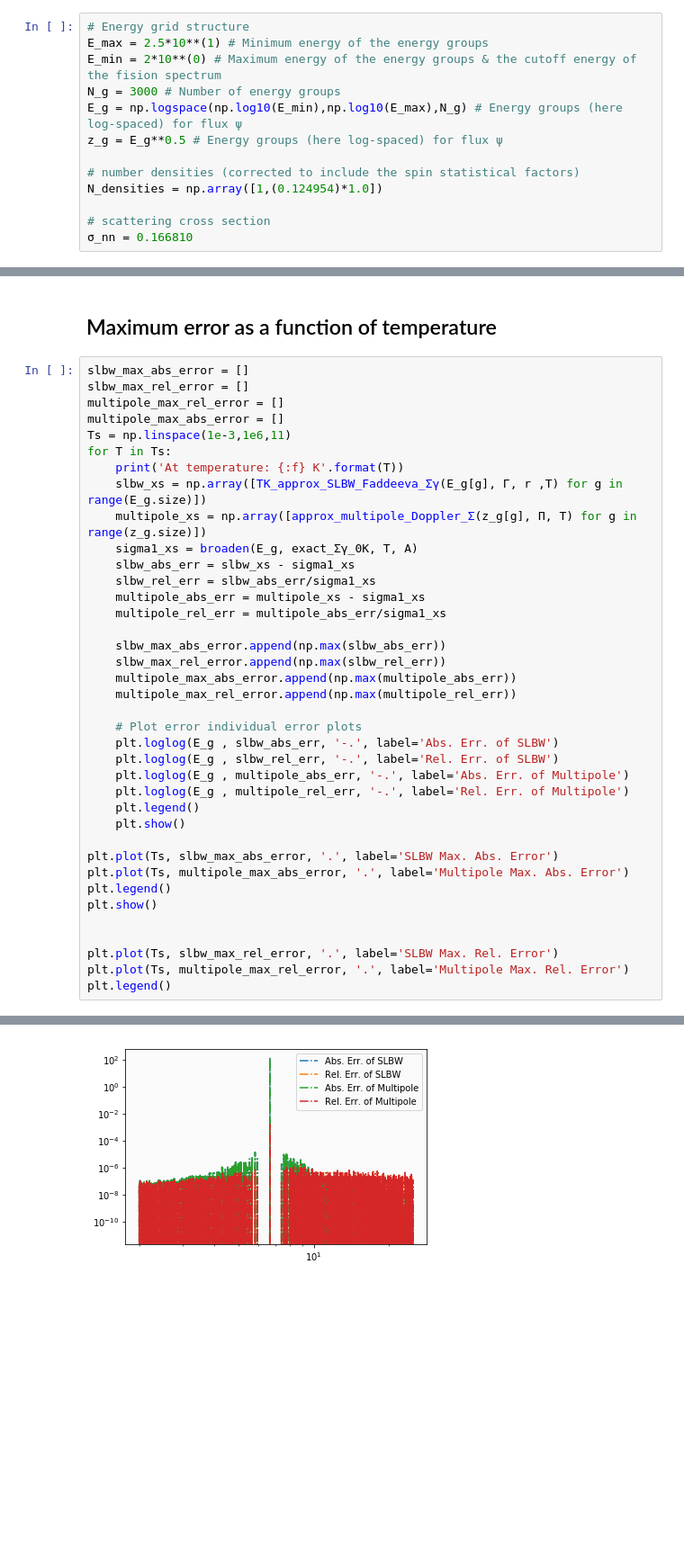
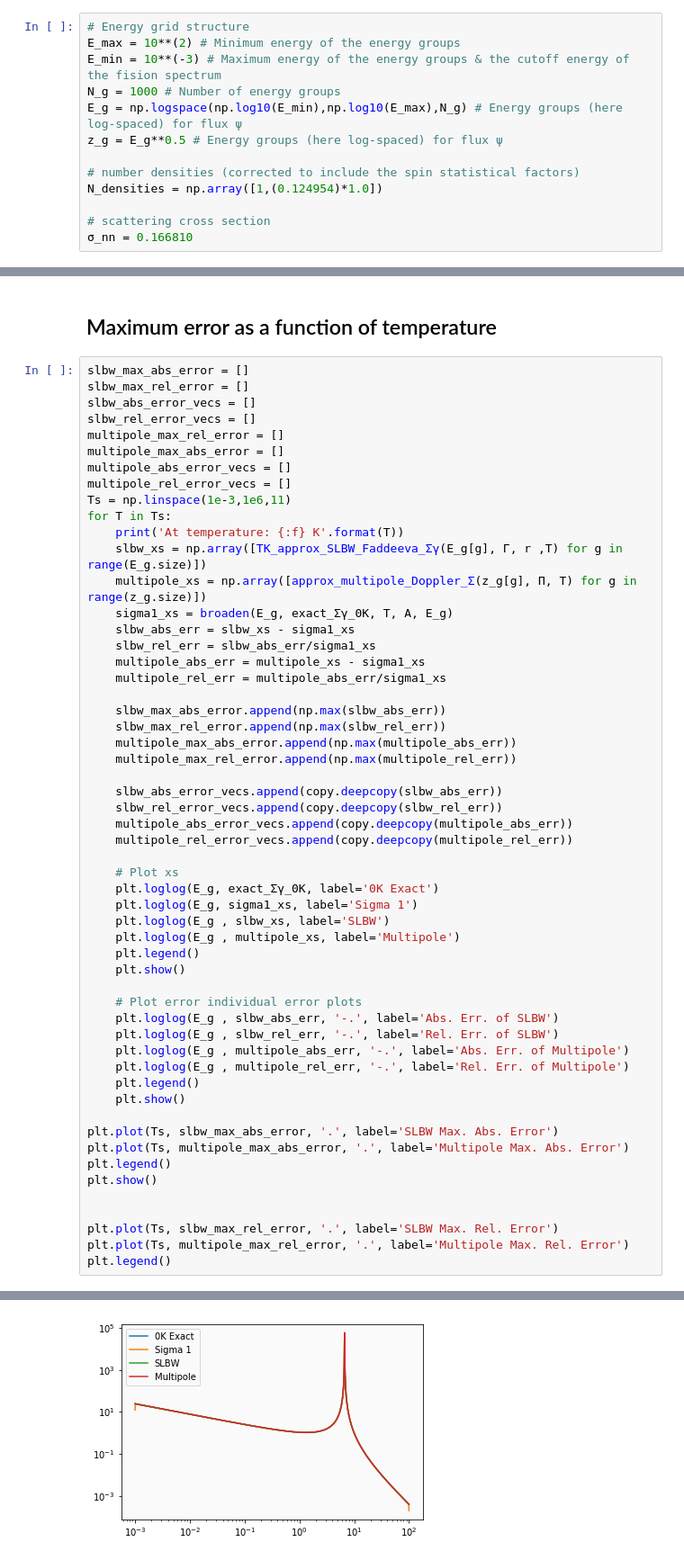
Before and after one commit to icmeyer/Uncertainty-Methods-Toy-Problem, a Jupyter notebook: temperature treatment.ipynb, the cells around one changed output, grey strips where cells are left out. Shown at 90% size. Saved outputs shown, nothing was run; the diff lists cells and outputs as text; blank space fills up the shorter version.

Commit message:
mostly fixed sigma one

```diff
--- a/temperature treatment.ipynb
+++ b/temperature treatment.ipynb
@@ -38,9 +38,9 @@ from vector_fit import VF_algorithm, rational_function
 > This toy-problem consists of the 1st caputre cross section of U-238
 # %%
 # Energy grid structure
-E_max = 2.5*10**(1) # Minimum energy of the energy groups
-E_min = 2*10**(0) # Maximum energy of the energy groups & the cutoff energy of the fision spectrum
-N_g = 3000 # Number of energy groups
+E_max = 10**(2) # Minimum energy of the energy groups
+E_min = 10**(-3) # Maximum energy of the energy groups & the cutoff energy of the fision spectrum
+N_g = 1000 # Number of energy groups
 E_g = np.logspace(np.log10(E_min),np.log10(E_max),N_g) # Energy groups (here log-spaced) for flux ψ
 z_g = E_g**0.5 # Energy groups (here log-spaced) for flux ψ
 
@@ -289,41 +290,58 @@ plt.legend()
 # %%
 slbw_max_abs_error = []
 slbw_max_rel_error = []
+slbw_abs_error_vecs = []
+slbw_rel_error_vecs = []
 multipole_max_rel_error = []
 multipole_max_abs_error = []
+multipole_abs_error_vecs = []
+multipole_rel_error_vecs = []
 Ts = np.linspace(1e-3,1e6,11)
 for T in Ts:
     print('At temperature: {:f} K'.format(T))
     slbw_xs = np.array([TK_approx_SLBW_Faddeeva_Σγ(E_g[g], Γ, r ,T) for g in range(E_g.size)])
     multipole_xs = np.array([approx_multipole_Doppler_Σ(z_g[g], Π, T) for g in range(z_g.size)])
-    sigma1_xs = broaden(E_g, exact_Σγ_0K, T, A)
+    sigma1_xs = broaden(E_g, exact_Σγ_0K, T, A, E_g)
     slbw_abs_err = slbw_xs - sigma1_xs
     slbw_rel_err = slbw_abs_err/sigma1_xs
     multipole_abs_err = multipole_xs - sigma1_xs
     multipole_rel_err = multipole_abs_err/sigma1_xs
 
     slbw_max_abs_error.append(np.max(slbw_abs_err))
     slbw_max_rel_error.append(np.max(slbw_rel_err))
     multipole_max_abs_error.append(np.max(multipole_abs_err))
     multipole_max_rel_error.append(np.max(multipole_rel_err))
+
+    slbw_abs_error_vecs.append(copy.deepcopy(slbw_abs_err))
+    slbw_rel_error_vecs.append(copy.deepcopy(slbw_rel_err))
+    multipole_abs_error_vecs.append(copy.deepcopy(multipole_abs_err))
+    multipole_rel_error_vecs.append(copy.deepcopy(multipole_rel_err))
+
+    # Plot xs
+    plt.loglog(E_g, exact_Σγ_0K, label='0K Exact')
+    plt.loglog(E_g, sigma1_xs, label='Sigma 1')
+    plt.loglog(E_g , slbw_xs, label='SLBW')
+    plt.loglog(E_g , multipole_xs, label='Multipole')
+    plt.legend()
+    plt.show()
 
     # Plot error individual error plots
     plt.loglog(E_g , slbw_abs_err, '-.', label='Abs. Err. of SLBW')
     plt.loglog(E_g , slbw_rel_err, '-.', label='Rel. Err. of SLBW')
     plt.loglog(E_g , multipole_abs_err, '-.', label='Abs. Err. of Multipole')
     plt.loglog(E_g , multipole_rel_err, '-.', label='Rel. Err. of Multipole')
     plt.legend()
     plt.show()
 
 plt.plot(Ts, slbw_max_abs_error, '.', label='SLBW Max. Abs. Error')
 plt.plot(Ts, multipole_max_abs_error, '.', label='Multipole Max. Abs. Error')
 plt.legend()
 plt.show()
 
 
 plt.plot(Ts, slbw_max_rel_error, '.', label='SLBW Max. Rel. Error')
 plt.plot(Ts, multipole_max_rel_error, '.', label='Multipole Max. Rel. Error')
 plt.legend()
 # %% [output]
 At temperature: 0.001000 K
-[figure, old version]
+[figure, new version]
```
Also changed, not shown: parts of 10 cells of this notebook, 7 other files.
